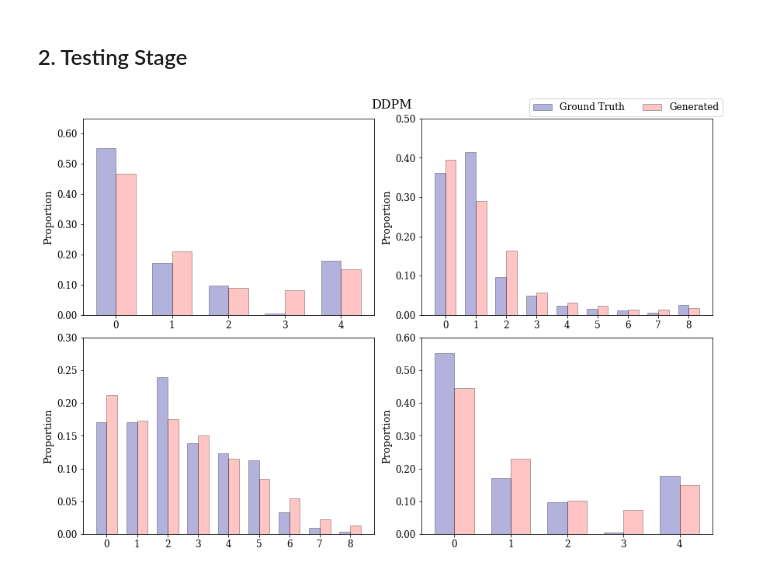
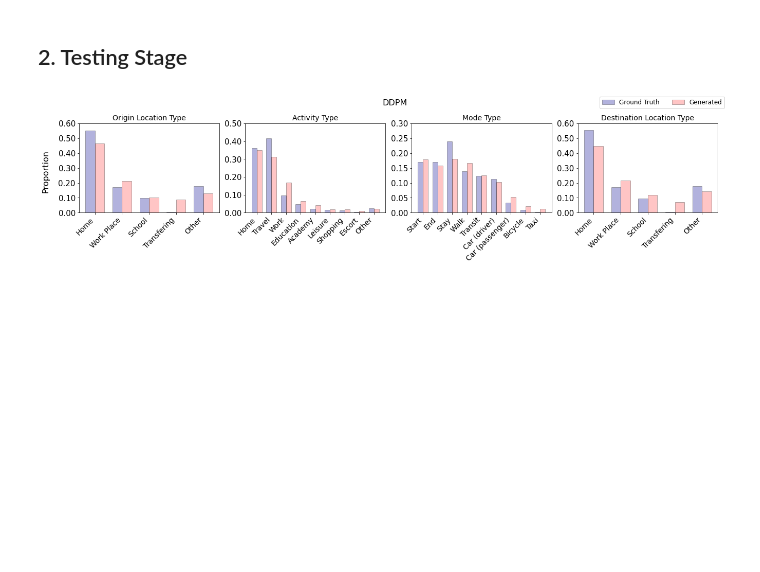
Before and after one commit to benchoi93/DGMinTransportation, a Jupyter notebook: TravelSurvey/DIFF_discrete.ipynb, the cells around one changed output. Saved outputs shown, nothing was run; the diff lists cells and outputs as text; code cells hidden in the pictures; blank space fills up the shorter version.

Commit message:
update ncsn discrete

```diff
--- a/TravelSurvey/DIFF_discrete.ipynb
+++ b/TravelSurvey/DIFF_discrete.ipynb
@@ -190,53 +190,59 @@ for column in columns:
     # Apply floor and clamp to the valid range of categories
     generated_categories[column] = np.floor(generated_categories[column]).astype(int)
     generated_categories[column] = np.clip(generated_categories[column], 0, max_cat)
-
-# Handle any remaining NaN or infinite values
-generated_categories = generated_categories.fillna(0).replace([np.inf, -np.inf], 0)
 # %%
-plt.rcParams['font.family'] = 'serif'
-plt.rcParams['font.serif'] = ['Times New Roman'] + plt.rcParams['font.serif']
+plt.rcParams['font.family'] = 'sans-serif'
+plt.rcParams['font.sans-serif'] = ['Arial'] + plt.rcParams['font.sans-serif']
 
-fig, axs = plt.subplots(2, 2, figsize=(12, 8))
+fig, axs = plt.subplots(1, 4, figsize=(18, 3))
 
 formatter = FormatStrFormatter('%.2f')
 
-fig.tight_layout(h_pad=1, w_pad=3)
+fig.tight_layout(h_pad=1, w_pad=2)
 
-ylim_list = [0.65, 0.5, 0.3, 0.6]
+ylim_list = [0.60, 0.5, 0.3, 0.6]
+sub_title_list = ['Origin Location Type', 'Activity Type', 'Mode Type', 'Destination Location Type']
 bar_width = 0.35
 offset = bar_width / 2
 
-for column, ylim, ax in zip(columns, ylim_list, axs.flatten()):
+xtick_labels_list = [
+    ['Home', 'Work Place', 'School', 'Transfering', 'Other'],  # Start Location Type
+    ['Home', 'Travel', 'Work', 'Education', 'Academy', 'Leisure', 'Shopping', 'Escort', 'Other'],  # Activity Type
+    ['Start', 'End', 'Stay', 'Walk', 'Transit', 'Car (driver)', 'Car (passenger)', 'Bicycle', 'Taxi'],  # Mode Type
+    ['Home', 'Work Place', 'School', 'Transfering', 'Other']  # End Location Type
+]
+
+for column, ylim, sub_title, xtick_labels, ax in zip(columns, ylim_list, sub_title_list, xtick_labels_list, axs.flatten()):
 
     # Ground truth
     unique_hts, counts_hts = np.unique(hts_df[column], return_counts=True)
     ax.set_ylim([0, ylim])
     positions_hts = np.arange(len(unique_hts))
     ax.bar(positions_hts - offset, counts_hts / counts_hts.sum(),
            width=bar_width, color='#00008F', edgecolor='black', alpha=0.3, label='Ground Truth')
 
     # Generated data
     unique_gen, counts_gen = np.unique(generated_categories[column], return_counts=True)
     positions_gen = np.arange(len(unique_gen))
     ax.bar(positions_gen + offset, counts_gen / counts_gen.sum(),
            width=bar_width, color='#FF4040', edgecolor='black', alpha=0.3, label='Generated')
 
     ax.set_xticks([int(x) for x in unique_hts])
-    ax.set_xticklabels([int(x) for x in unique_hts], fontsize=12)
+    ax.set_xticklabels(xtick_labels, fontsize=14, rotation=45, ha='right')
 
     ax.yaxis.set_major_formatter(formatter)
-    ax.set_yticklabels([f'{x:.2f}' for x in ax.get_yticks()], fontsize=12)
+    ax.set_yticklabels([f'{x:.2f}' for x in ax.get_yticks()], fontsize=15)
 
-    ax.set_ylabel('Proportion', fontsize=13)
+    ax.set_title(sub_title, fontsize=14)
 
-fig.suptitle('DDPM', fontsize=16, y=1.02)
+fig.suptitle('DDPM', fontsize=16, y=1.15)
+fig.text(-0.03, 0.5, 'Proportion', va='center', rotation='vertical', fontsize=16)
 
 fig.legend(['Ground Truth', 'Generated'], loc='upper right', ncol=2, fontsize=12,
-           bbox_to_anchor=(1, 1.03), bbox_transform=fig.transFigure)
+           bbox_to_anchor=(1, 1.2), bbox_transform=fig.transFigure)
 
-plt.savefig(f'diff_discrete.png', bbox_inches='tight', dpi=400)
+plt.savefig(f'ddpm_discrete.png', bbox_inches='tight', dpi=400)
 plt.show()
 plt.close()
 # %% [output]
-[figure, old version]
+[figure, new version]
```
Also changed, not shown: parts of 2 cells of this notebook, 2 other files.
